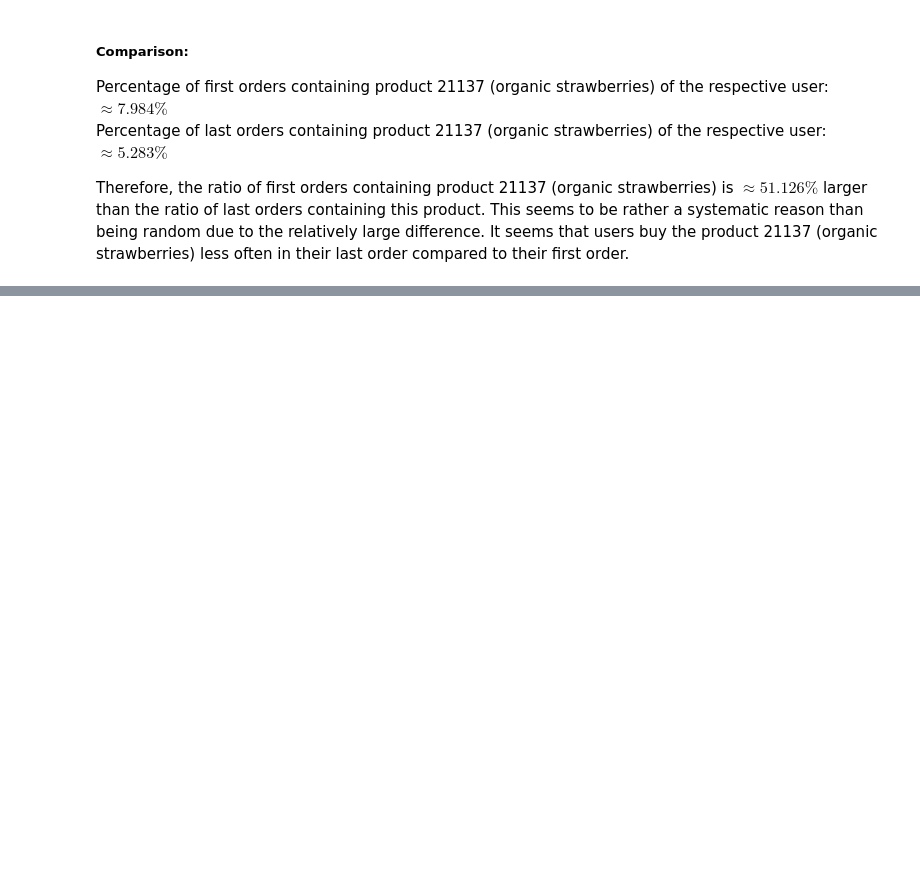
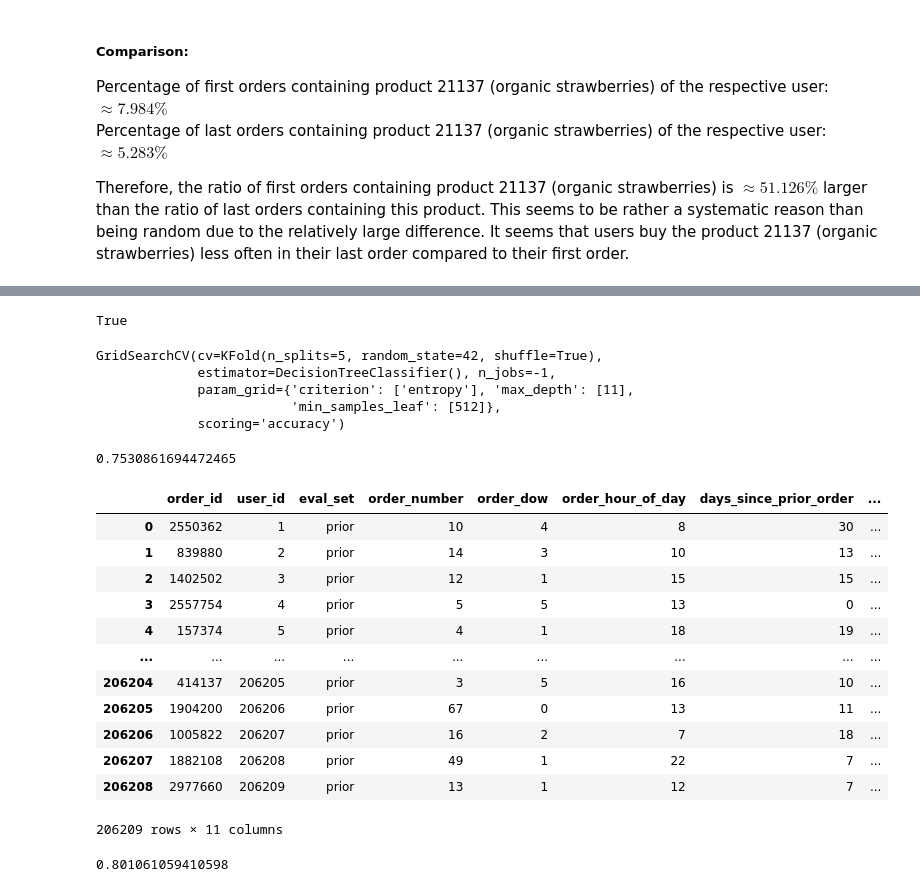
Before and after one commit to d-schneid/binary-tip-classification, a Jupyter notebook: team_07_task_2_submission.ipynb, the cells around one changed output, grey strips where cells are left out. Cells and saved outputs as stored; diff of their text form; code cells hidden in the pictures; blank space fills up the shorter version.

```diff
--- a/team_07_task_2_submission.ipynb
+++ b/team_07_task_2_submission.ipynb
@@ -80,10 +100,14 @@ orders_tip_train
 # %%
-features = ['order_number', 'order_dow', 'order_hour_of_day', 'days_since_prior_order', 'tip_history']
+features = ['order_number', 'order_dow', 'order_hour_of_day', 'days_since_prior_order', 'tip_history',
+            'relative_order_number']
+# param_grid = {'criterion': ['entropy'],
+# 'max_depth': [depth for depth in range(1, 21)],
+# 'min_samples_leaf': [2 ** i for i in range(0, 15)]}
 param_grid = {'criterion': ['entropy'],
-              'max_depth': [depth for depth in range(1, 21)],
-              'min_samples_leaf': [2 ** i for i in range(0, 15)]}
+              'max_depth': [11],
+              'min_samples_leaf': [512]}
 cv = KFold(n_splits=5, shuffle=True, random_state=42)
-grid_search_clf = GridSearchCV(DecisionTreeClassifier(), param_grid, cv=cv)
+grid_search_clf = GridSearchCV(DecisionTreeClassifier(), param_grid, cv=cv, n_jobs=-1, scoring='accuracy')
 # %%
 X = orders_tip_train[features]
 y = orders_tip_train[['tip']]
@@ -226,0 +250,56 @@ Therefore, the ratio of first orders containing product 21137 (organic strawberr
+# %%
+orders_tip_test_alt = orders_tip_train[['user_id', 'order_number']].groupby('user_id').max().reset_index()
+orders_tip_test_alt = pd.merge(orders_tip_train, orders_tip_test_alt)
+
+orders_tip_train_alt = orders_tip_train[~orders_tip_train['order_id'].isin(orders_tip_test_alt['order_id'])]
+# %%
+(len(orders_tip_train_alt) + len(orders_tip_test_alt)) == len(orders_tip_train)
+# %% [output]
+True
+# %%
+features = ['order_number', 'order_dow', 'order_hour_of_day', 'days_since_prior_order', 'tip_history',
+            'relative_order_number']
+# param_grid = {'criterion': ['entropy'],
+# 'max_depth': [depth for depth in range(1, 21)],
+# 'min_samples_leaf': [2 ** i for i in range(0, 15)]}
+param_grid = {'criterion': ['entropy'],
+              'max_depth': [11],
+              'min_samples_leaf': [512]}
+cv = KFold(n_splits=5, shuffle=True, random_state=42)
+grid_search_clf = GridSearchCV(DecisionTreeClassifier(), param_grid, cv=cv, n_jobs=-1, scoring='accuracy')
+# %%
+X = orders_tip_train_alt[features]
+y = orders_tip_train_alt[['tip']]
+grid_search_clf.fit(X, y)
+# %% [output]
+GridSearchCV(cv=KFold(n_splits=5, random_state=42, shuffle=True),
+             estimator=DecisionTreeClassifier(), n_jobs=-1,
+             param_grid={'criterion': ['entropy'], 'max_depth': [11],
+                         'min_samples_leaf': [512]},
+             scoring='accuracy')
+# %%
+grid_search_clf.best_score_
+# %% [output]
+0.7530861694472465
+# %%
+orders_tip_test_alt['tip_pred'] = decision_tree_clf.predict(orders_tip_test_alt[features])
+orders_tip_test_alt
+# %% [output]
+|  | order_id | user_id | eval_set | order_number | order_dow | order_hour_of_day | days_since_prior_order | ... |
+| 0 | 2550362 | 1 | prior | 10 | 4 | 8 | 30 | ... |
+| 1 | 839880 | 2 | prior | 14 | 3 | 10 | 13 | ... |
+| 2 | 1402502 | 3 | prior | 12 | 1 | 15 | 15 | ... |
+| 3 | 2557754 | 4 | prior | 5 | 5 | 13 | 0 | ... |
+| 4 | 157374 | 5 | prior | 4 | 1 | 18 | 19 | ... |
+| ... | ... | ... | ... | ... | ... | ... | ... | ... |
+| 206204 | 414137 | 206205 | prior | 3 | 5 | 16 | 10 | ... |
+| 206205 | 1904200 | 206206 | prior | 67 | 0 | 13 | 11 | ... |
+| 206206 | 1005822 | 206207 | prior | 16 | 2 | 7 | 18 | ... |
+| 206207 | 1882108 | 206208 | prior | 49 | 1 | 22 | 7 | ... |
+| 206208 | 2977660 | 206209 | prior | 13 | 1 | 12 | 7 | ... |
+206209 rows × 11 columns
+# %%
+score = accuracy_score(orders_tip_test_alt['tip'], orders_tip_test_alt['tip_pred'])
+score
+# %% [output]
+0.801061059410598
```
Also changed, not shown: parts of 11 cells of this notebook, 1 other file.
